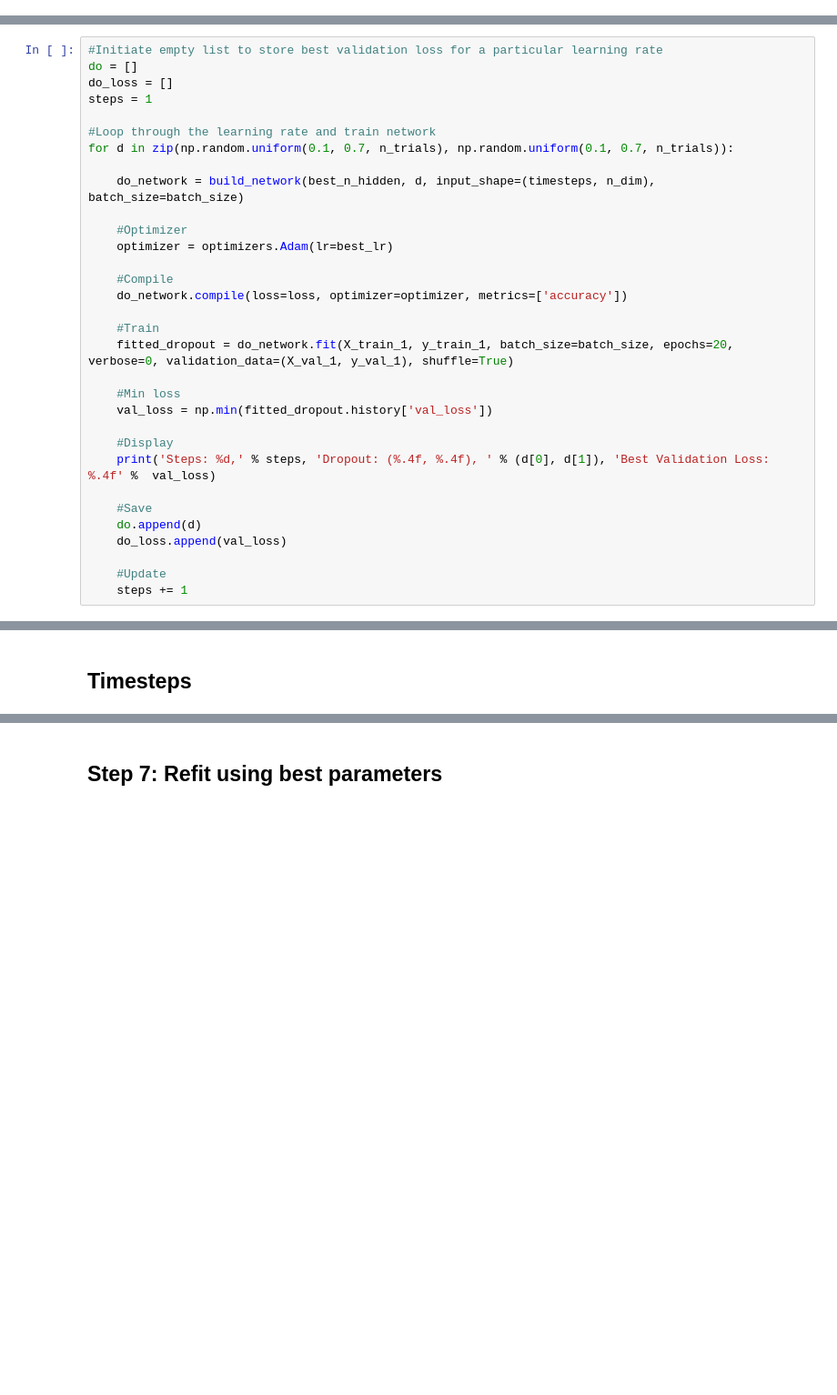
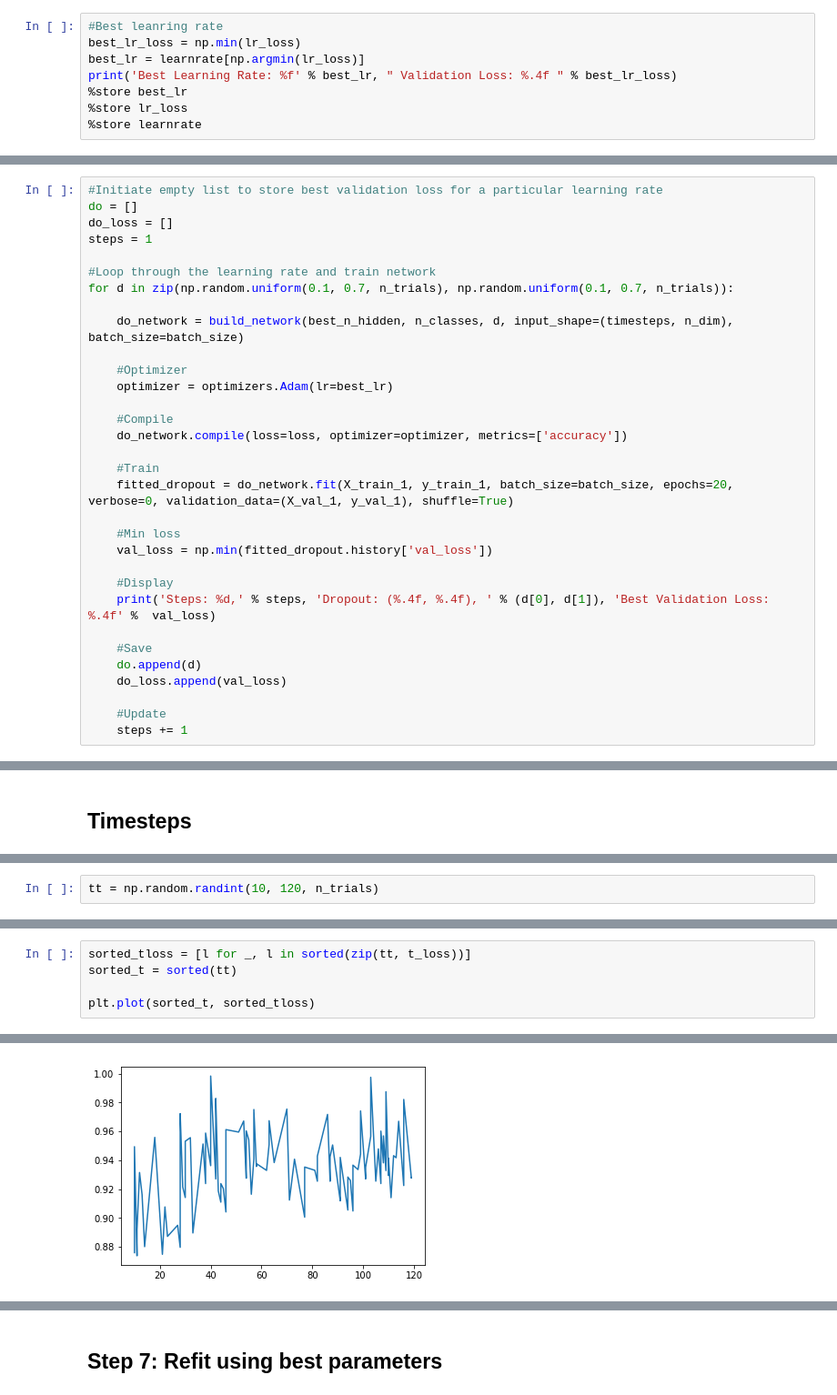
Before and after one commit to yychik/hsi-trad, a Jupyter notebook: Tracker Fund Classification.ipynb, the cells around one changed output, grey strips where cells are left out. Shown at 91% size. Cells and saved outputs as stored; diff of their text form; blank space fills up the shorter version.

```diff
--- a/Tracker Fund Classification.ipynb
+++ b/Tracker Fund Classification.ipynb
@@ -439,0 +472,8 @@ best_lr
+# %%
+#Best leanring rate
+best_lr_loss = np.min(lr_loss)
+best_lr = learnrate[np.argmin(lr_loss)]
+print('Best Learning Rate: %f' % best_lr, " Validation Loss: %.4f " % best_lr_loss)
+%store best_lr
+%store lr_loss
+%store learnrate
@@ -448,7 +493,7 @@ steps = 1
 #Loop through the learning rate and train network
 for d in zip(np.random.uniform(0.1, 0.7, n_trials), np.random.uniform(0.1, 0.7, n_trials)):
 
-    do_network = build_network(best_n_hidden, d, input_shape=(timesteps, n_dim), batch_size=batch_size)
+    do_network = build_network(best_n_hidden, n_classes, d, input_shape=(timesteps, n_dim), batch_size=batch_size)
 
     #Optimizer
     optimizer = optimizers.Adam(lr=best_lr)
@@ -484,3 +542,5 @@ timesteps = np.random.choice(np.arange(10,200), n_trials, replace=False)
+# %%
+tt = np.random.randint(10, 120, n_trials)
 # %%
 #Initiate empty list to store best validation loss for a particular timestep
 t_loss = []
@@ -551,0 +611,6 @@ Stored 't_loss' (list)
+# %%
+sorted_tloss = [l for _, l in sorted(zip(tt, t_loss))]
+sorted_t = sorted(tt)
+
+plt.plot(sorted_t, sorted_tloss)
+# %% [output]
@@ -552,3 +618,4 @@ Stored 't_loss' (list)
+[figure, added]
 # %%
 print('Summary')
 print('-------------')
```
Also changed, not shown: parts of 40 cells of this notebook, 3 other files.
